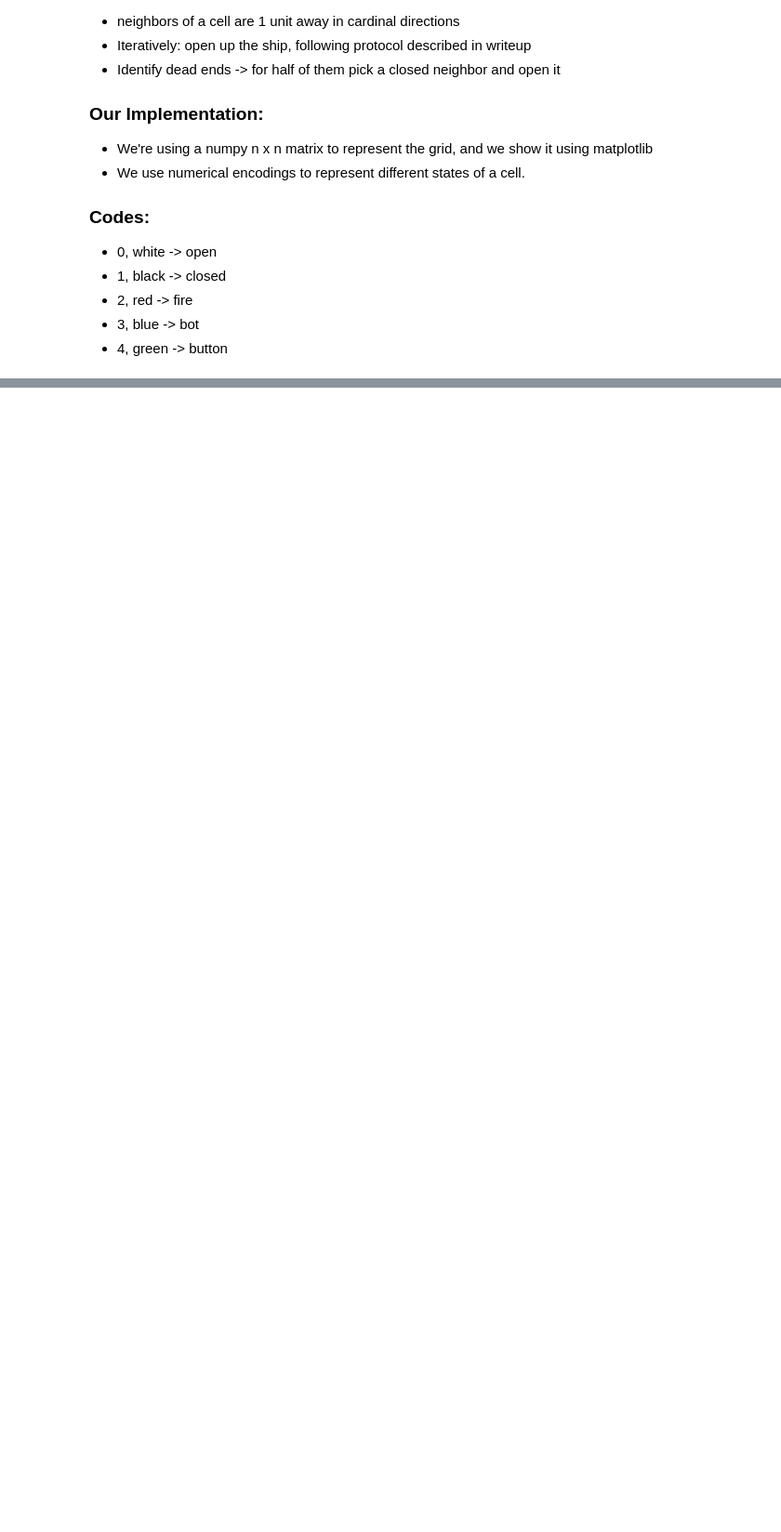
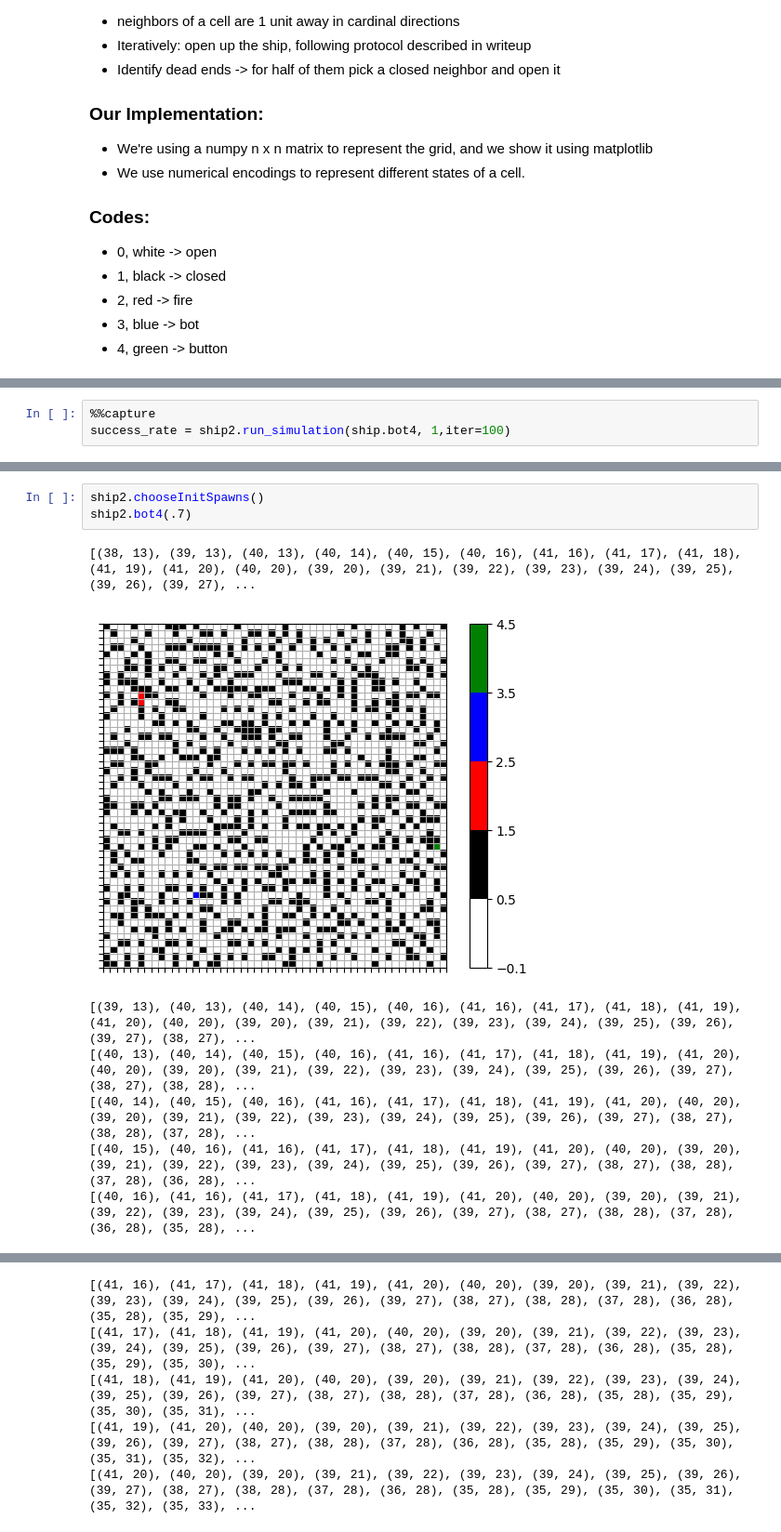
Before and after one commit to Sina-Haz/AI-Project-1, a Jupyter notebook: AI_Proj_1.ipynb, the cells around one changed output, grey strips where cells are left out. Shown: that part at 93% size. Drawn from its saved outputs; the diff is of its cells as text; blank space fills up the shorter version.

```diff
--- a/AI_Proj_1.ipynb
+++ b/AI_Proj_1.ipynb
@@ -447,0 +506,3 @@ new_ship.bot4(0.6)
+# %%
+%%capture
+success_rate = ship2.run_simulation(ship.bot4, 1,iter=100)
@@ -447,0 +513,11 @@ new_ship.bot4(0.6)
+# %%
+ship2.chooseInitSpawns()
+ship2.bot4(.7)
+# %% [output]
+[(38, 13), (39, 13), (40, 13), (40, 14), (40, 15), (40, 16), (41, 16), (41, 17), (41, 18), (41, 19), (41, 20), (40, 20), (39, 20), (39, 21), (39, 22), (39, 23), (39, 24), (39, 25), (39, 26), (39, 27), ...
+[figure, added]
+[(39, 13), (40, 13), (40, 14), (40, 15), (40, 16), (41, 16), (41, 17), (41, 18), (41, 19), (41, 20), (40, 20), (39, 20), (39, 21), (39, 22), (39, 23), (39, 24), (39, 25), (39, 26), (39, 27), (38, 27), ...
+[(40, 13), (40, 14), (40, 15), (40, 16), (41, 16), (41, 17), (41, 18), (41, 19), (41, 20), (40, 20), (39, 20), (39, 21), (39, 22), (39, 23), (39, 24), (39, 25), (39, 26), (39, 27), (38, 27), (38, 28), ...
+[(40, 14), (40, 15), (40, 16), (41, 16), (41, 17), (41, 18), (41, 19), (41, 20), (40, 20), (39, 20), (39, 21), (39, 22), (39, 23), (39, 24), (39, 25), (39, 26), (39, 27), (38, 27), (38, 28), (37, 28), ...
+[(40, 15), (40, 16), (41, 16), (41, 17), (41, 18), (41, 19), (41, 20), (40, 20), (39, 20), (39, 21), (39, 22), (39, 23), (39, 24), (39, 25), (39, 26), (39, 27), (38, 27), (38, 28), (37, 28), (36, 28), ...
+[(40, 16), (41, 16), (41, 17), (41, 18), (41, 19), (41, 20), (40, 20), (39, 20), (39, 21), (39, 22), (39, 23), (39, 24), (39, 25), (39, 26), (39, 27), (38, 27), (38, 28), (37, 28), (36, 28), (35, 28), ...
@@ -447,0 +525,5 @@ new_ship.bot4(0.6)
+[(41, 16), (41, 17), (41, 18), (41, 19), (41, 20), (40, 20), (39, 20), (39, 21), (39, 22), (39, 23), (39, 24), (39, 25), (39, 26), (39, 27), (38, 27), (38, 28), (37, 28), (36, 28), (35, 28), (35, 29), ...
+[(41, 17), (41, 18), (41, 19), (41, 20), (40, 20), (39, 20), (39, 21), (39, 22), (39, 23), (39, 24), (39, 25), (39, 26), (39, 27), (38, 27), (38, 28), (37, 28), (36, 28), (35, 28), (35, 29), (35, 30), ...
+[(41, 18), (41, 19), (41, 20), (40, 20), (39, 20), (39, 21), (39, 22), (39, 23), (39, 24), (39, 25), (39, 26), (39, 27), (38, 27), (38, 28), (37, 28), (36, 28), (35, 28), (35, 29), (35, 30), (35, 31), ...
+[(41, 19), (41, 20), (40, 20), (39, 20), (39, 21), (39, 22), (39, 23), (39, 24), (39, 25), (39, 26), (39, 27), (38, 27), (38, 28), (37, 28), (36, 28), (35, 28), (35, 29), (35, 30), (35, 31), (35, 32), ...
+[(41, 20), (40, 20), (39, 20), (39, 21), (39, 22), (39, 23), (39, 24), (39, 25), (39, 26), (39, 27), (38, 27), (38, 28), (37, 28), (36, 28), (35, 28), (35, 29), (35, 30), (35, 31), (35, 32), (35, 33), ...
```
Also changed, not shown: parts of 7 cells of this notebook.
